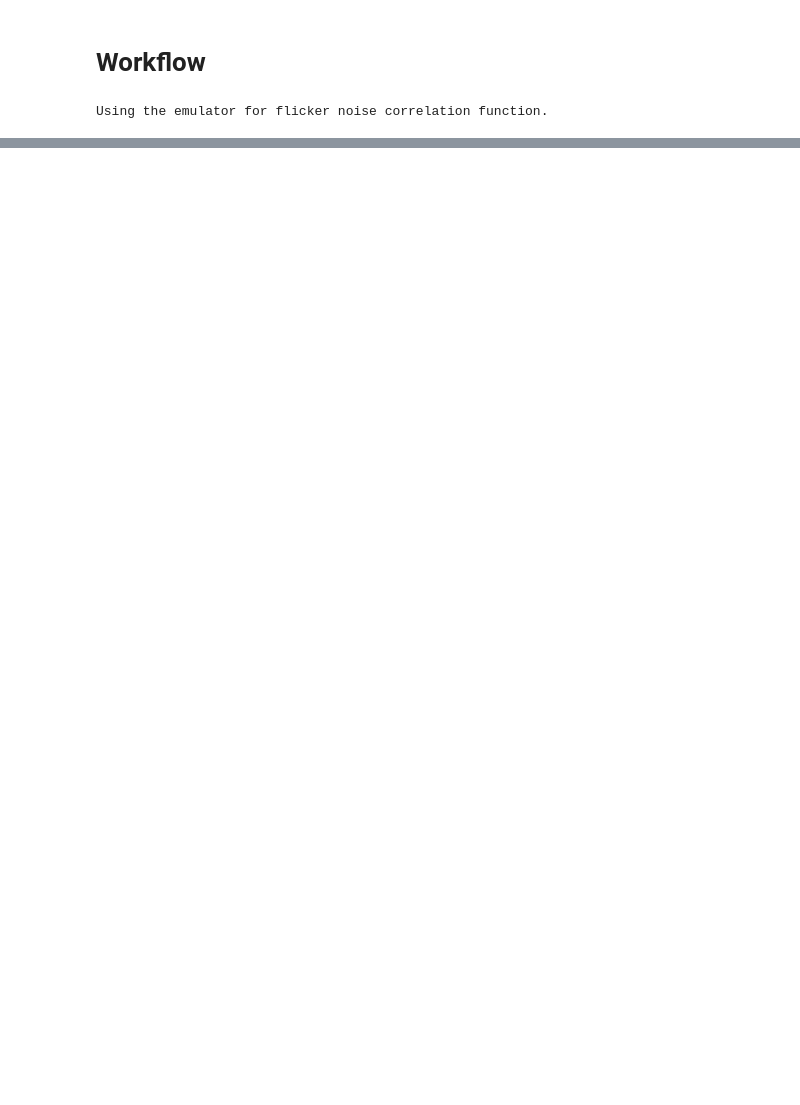
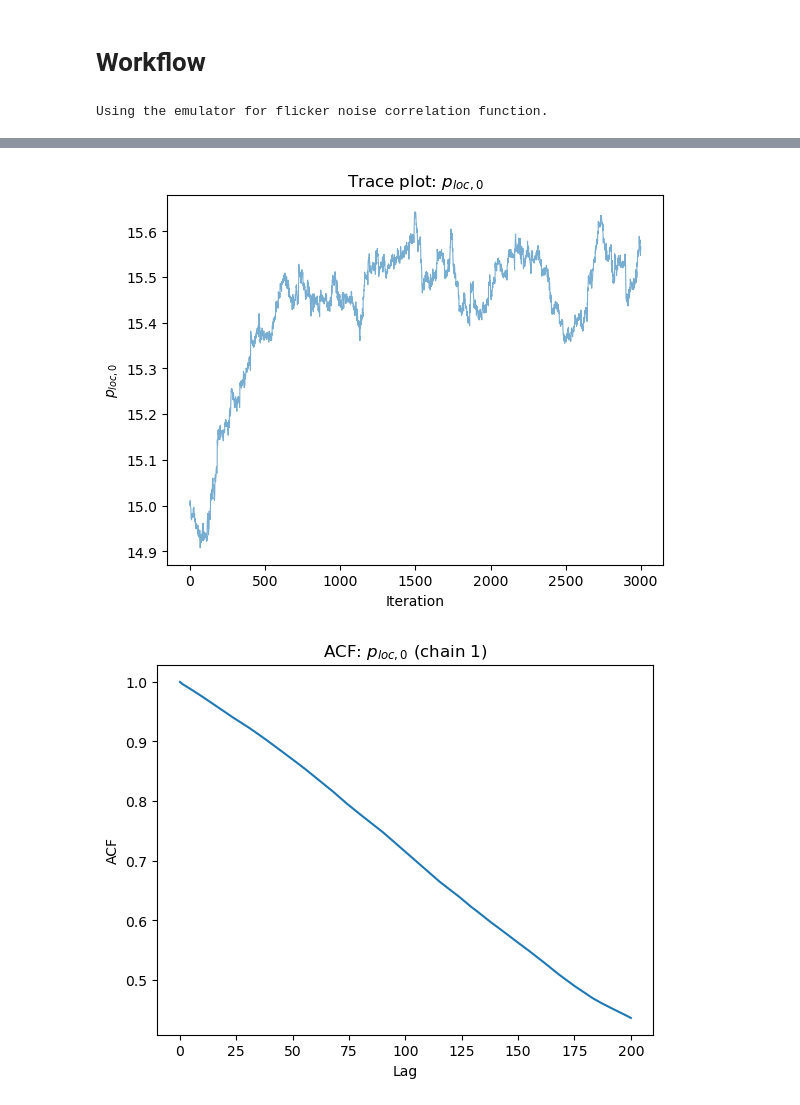
Before and after one commit to zzhang0123/hydra-tod, a Jupyter notebook: notebooks/workflow_GS1_test_log.ipynb, the cells around one changed output, grey strips where cells are left out. Cells and saved outputs as stored; diff of their text form; code cells hidden in the pictures; blank space fills up the shorter version.

```diff
--- a/notebooks/workflow_GS1_test_log.ipynb
+++ b/notebooks/workflow_GS1_test_log.ipynb
@@ -281,0 +383,7 @@ Rank: 0, local id: 0, gain_sample 194: [6.33374165 0.38736203 0.22683176 0.07074
+# %%
+# ========== Demo: Reuse previous Gibbs chains (2D Gaussian) ==========
+summary_demo = diagnostics(Tsys_samples[:, -5:].reshape(1, -1, 5), param_names=[r"$p_{loc,0}$", r"$p_{loc,1}$",r"$p_{loc,2}$",r"$p_{loc,3}$",r"$p_{loc,4}$"])
+summary_demo
+# %% [output]
+[figure, added]
+[figure, added]
```
Also changed, not shown: parts of 9 cells of this notebook.
